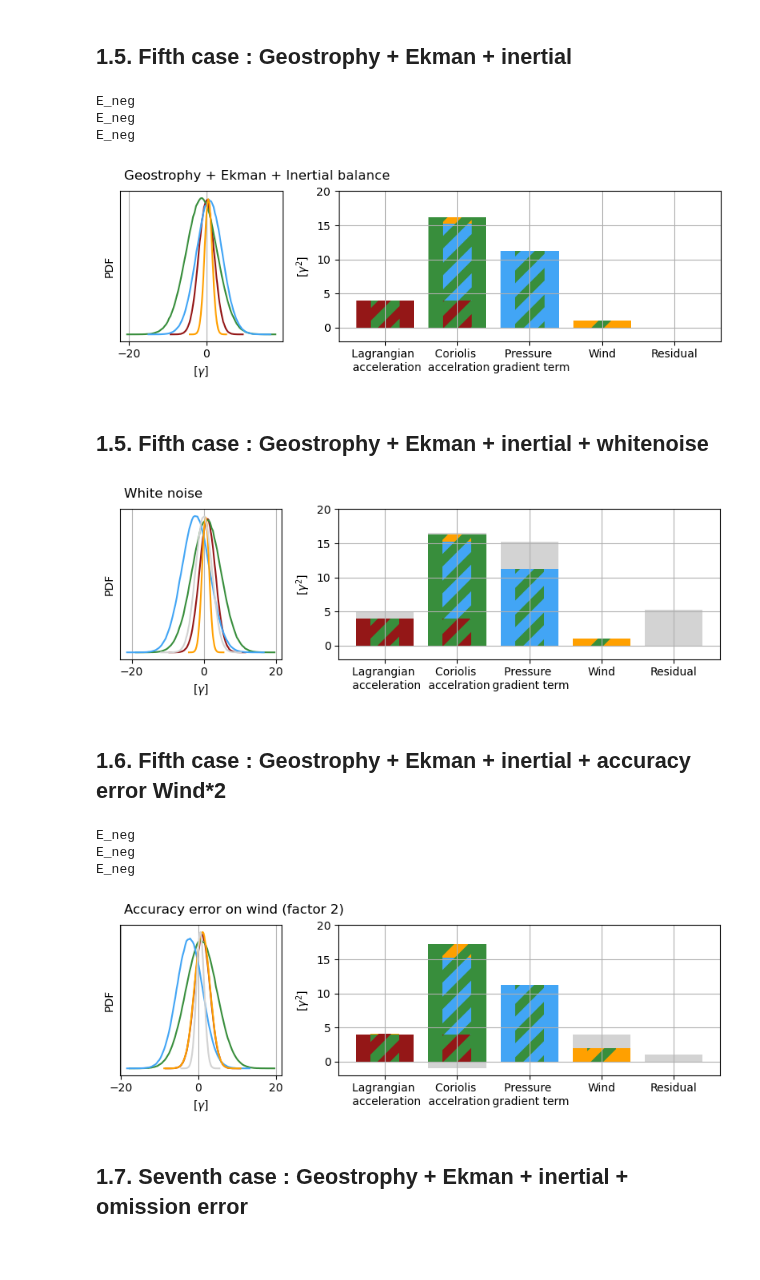
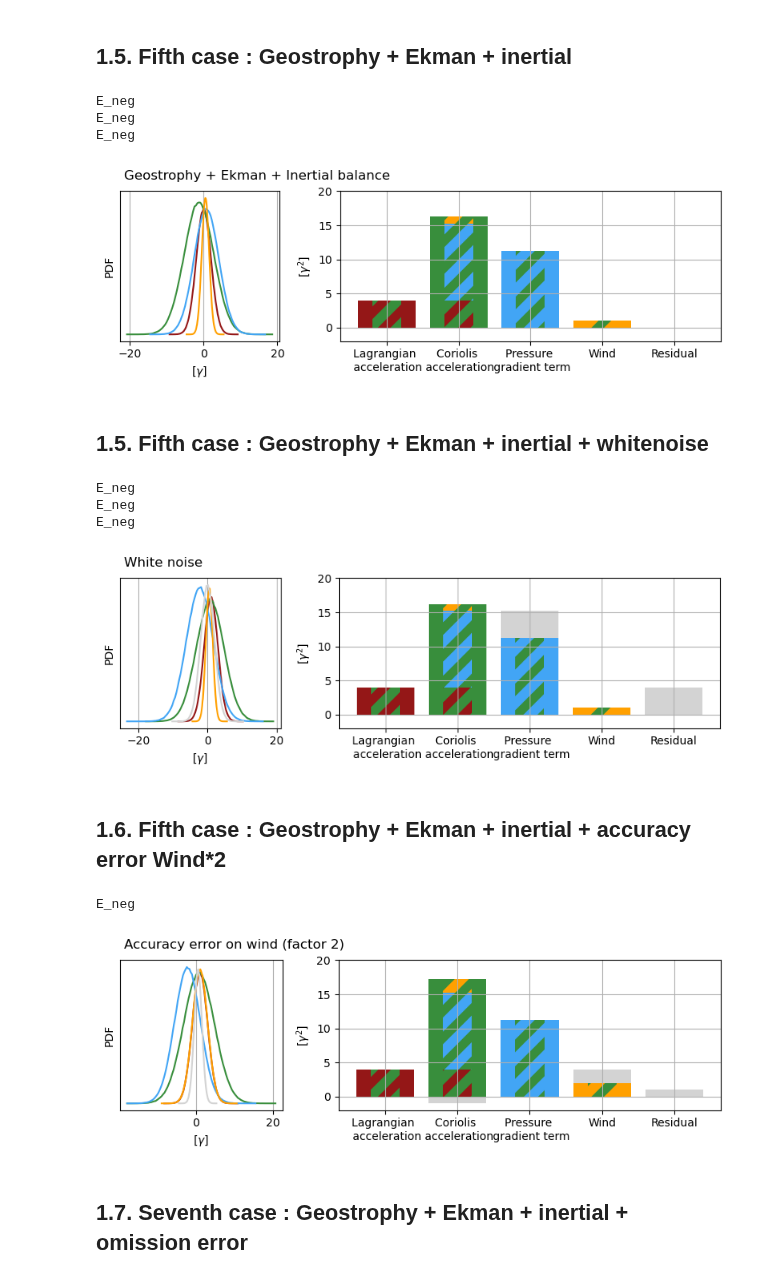
Before and after one commit to margot-demol/med_analysis, a Jupyter notebook: theory_tests/13_synthetic_example.ipynb, the cells around one changed output. Drawn from its saved outputs; the diff is of its cells as text; code cells hidden in the pictures.

```diff
--- a/theory_tests/13_synthetic_example.ipynb
+++ b/theory_tests/13_synthetic_example.ipynb
@@ -181,7 +181,7 @@ def plot_total_diag_pp(a, b, c, d, row, null_mean=True):
     # Reconstruction data
     ax = fig.add_subplot(gs[1, :])
     plot_diag(fig, ax, ds, ds2)
-    ax.set_xticks(ticks = np.arange(5),labels =['Lagrangian \n acceleration', 'Coriolis \n accelration', 'Pressure \n gradient term', 'Wind','Residual'])
+    ax.set_xticks(ticks = np.arange(5),labels =['Lagrangian \n acceleration', 'Coriolis \n acceleration', 'Pressure \n gradient term', 'Wind','Residual'])
     #ax.set_xticks(ticks = np.arange(5),labels = ['A', 'B', 'C', 'D','Residual'] )
     fig.tight_layout()
 
@@ -223,7 +223,7 @@ def plot_total_diag(a, b, c, d, row, null_mean=True):
     # Reconstruction data
     ax = fig.add_subplot(gs[0, 1:])
     plot_diag(fig, ax, ds, ds2)
-    ax.set_xticks(ticks = np.arange(5),labels =['Lagrangian \n acceleration', 'Coriolis \n accelration', 'Pressure \n gradient term', 'Wind','Residual'])
+    ax.set_xticks(ticks = np.arange(5),labels =['Lagrangian \n acceleration', 'Coriolis \n acceleration', 'Pressure \n gradient term', 'Wind','Residual'])
     ax.set_ylim(-2, 20)
     #ax.set_xticks(ticks = np.arange(5),labels = ['A', 'B', 'C', 'D','Residual'] )
     fig.tight_layout()
@@ -354,36 +351,39 @@ fig.savefig(images_dir+'/geostrophy_ekman_inertial.png')
 E_neg
 E_neg
 E_neg
-[figure, old version]
+[figure, new version]
 # %% [markdown]
 
 ## 1.5. Fifth case : Geostrophy + Ekman + inertial + whitenoise
 # %%
 std = [2, 3, 1, 1.3]
 mean = np.array(std)*0.5
 row = np.arange(0, N)
-stdnoise = [1,0.5,2,0]
+stdnoise = [0, 0, 2, 0]#[1,0.5,2,0]
 
 mean = np.array(std)*0.5
 row = np.arange(0, N)
 
 ab = np.random.normal(mean[0], std[0], N)
 bc = np.random.normal(mean[1], std[1], N)
 bd = np.random.normal(mean[2], std[2], N)
 bcmiss = np.random.normal(mean[1]*0.5, std[1]*0.5, N)
 
 a = ab +np.random.normal(0, stdnoise[0], N)
-b = bc-ab-bd +bcmiss+np.random.normal(0, stdnoise[1], N)
+b = bc-ab-bd +bcmiss +np.random.normal(0, stdnoise[1], N)
 c = -bc+np.random.normal(0, stdnoise[2], N)-bcmiss
 d = bd+np.random.normal(0, stdnoise[3], N)
 #d = np.random.normal(0, std[3], N)
 
 ds, ds2, fig = plot_total_diag(a, b, c, d, row)
 fig.suptitle('White noise', **kwargs)
 fig.tight_layout()
 fig.savefig(images_dir+'/geostrophy_ekman_inertial_whitenoise.png')
 # %% [output]
+E_neg
+E_neg
+E_neg
-[figure, old version]
+[figure, new version]
 # %% [markdown]
 
 ## 1.6. Fifth case : Geostrophy + Ekman + inertial + accuracy error Wind*2
@@ -391,7 +391,7 @@ fig.savefig(images_dir+'/geostrophy_ekman_inertial_whitenoise.png')
 std = [2, 3, 1, 1.3]
 mean = np.array(std)*0.5
 row = np.arange(0, N)
-stdnoise = [1,0.5,2,0]
+#stdnoise = [1,0.5,2,0]
 
 mean = np.array(std)*0.5
 row = np.arange(0, N)
@@ -414,9 +414,7 @@ fig.tight_layout()
 fig.savefig(images_dir+'/geostrophy_ekman_accuracy_wind.png')
 # %% [output]
 E_neg
-E_neg
-E_neg
-[figure, old version]
+[figure, new version]
 # %% [markdown]
 
 ## 1.7. Seventh case : Geostrophy + Ekman + inertial + omission error
```
Also changed, not shown: parts of 6 cells of this notebook, 2 other files.
